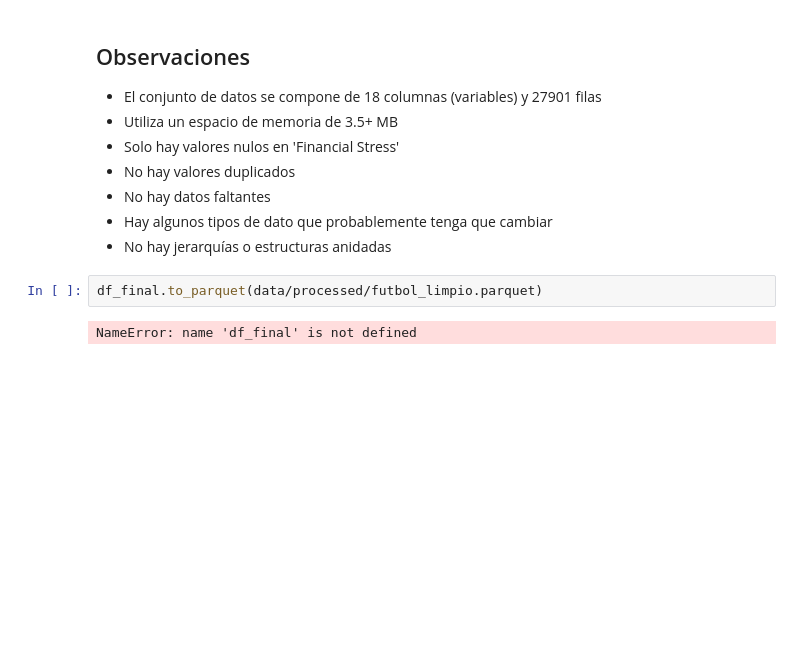
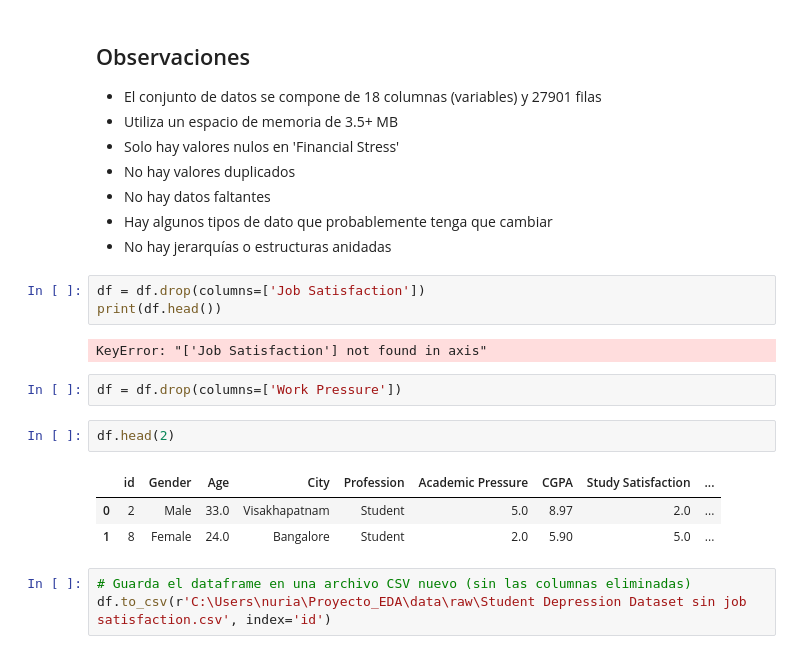
Before and after one commit to Nuria322/Student_Depression_Data_Analysis, a Jupyter notebook: notebooks/1_Primera_observación.ipynb, the cells around one changed output. Cells and saved outputs as stored; diff of their text form; blank space fills up the shorter version.

```diff
--- a/notebooks/1_Primera_observación.ipynb
+++ b/notebooks/1_Primera_observación.ipynb
@@ -274,7 +259,19 @@ Name: Depression, dtype: float64
 - No hay datos faltantes
 - Hay algunos tipos de dato que probablemente tenga que cambiar
 - No hay jerarquías o estructuras anidadas
-# %%
-df_final.to_parquet(data/processed/futbol_limpio.parquet)
-# %% [output]
-NameError: name 'df_final' is not defined
+# %%
+df = df.drop(columns=['Job Satisfaction'])
+print(df.head())
+# %% [output]
+KeyError: "['Job Satisfaction'] not found in axis"
+# %%
+df = df.drop(columns=['Work Pressure'])
+# %%
+df.head(2)
+# %% [output]
+|  | id | Gender | Age | City | Profession | Academic Pressure | CGPA | Study Satisfaction | ... |
+| 0 | 2 | Male | 33.0 | Visakhapatnam | Student | 5.0 | 8.97 | 2.0 | ... |
+| 1 | 8 | Female | 24.0 | Bangalore | Student | 2.0 | 5.90 | 5.0 | ... |
+# %%
+# Guarda el dataframe en una archivo CSV nuevo (sin las columnas eliminadas)
+df.to_csv(r'C:\Users\nuria\Proyecto_EDA\data\raw\Student Depression Dataset sin job satisfaction.csv', index='id')
```
Also changed, not shown: parts of 5 cells of this notebook, 2 other files.
